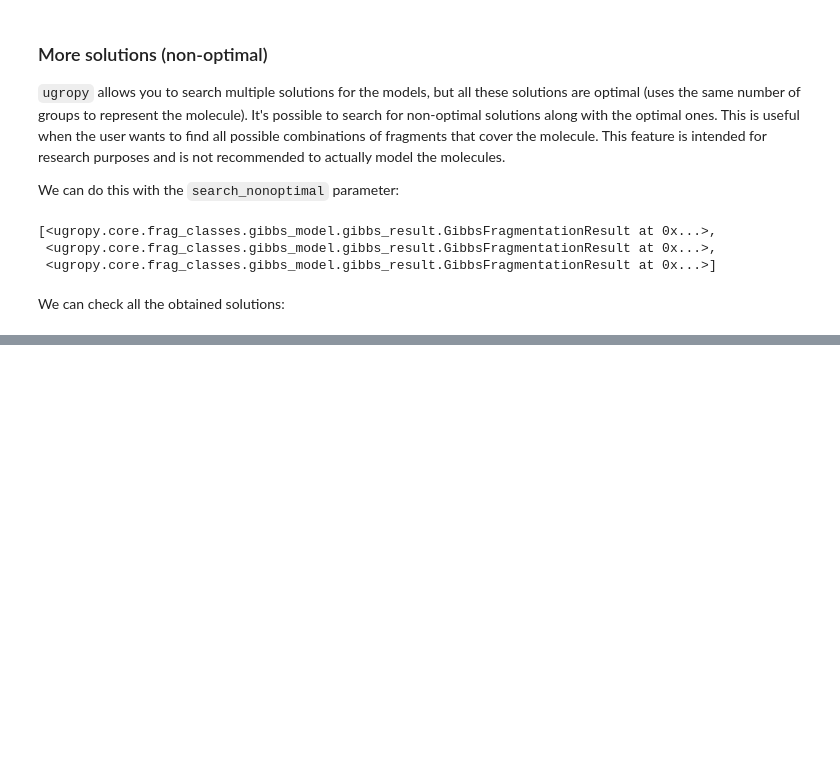
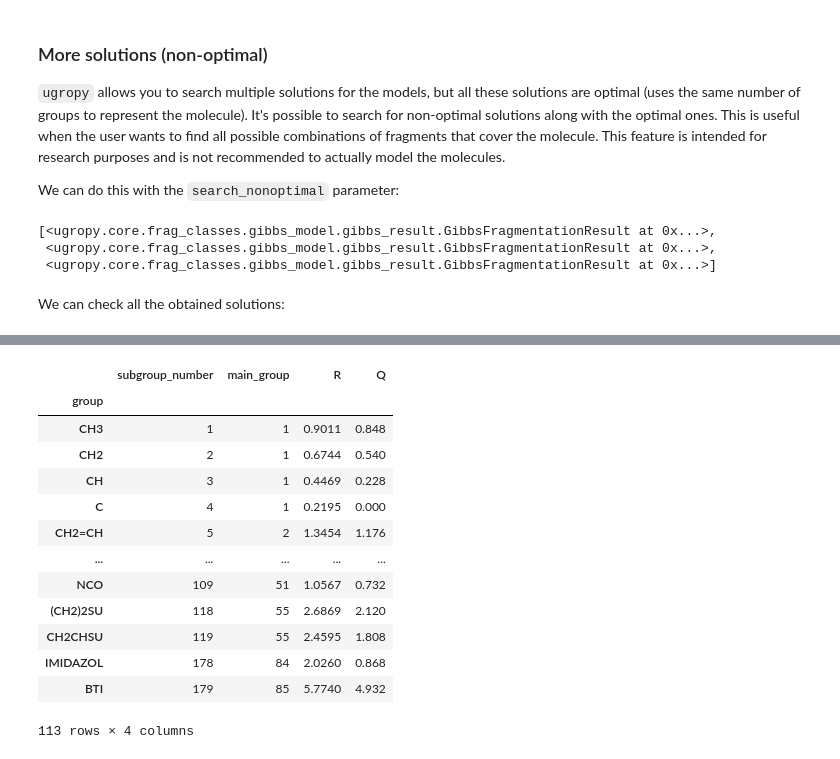
Before and after one commit to ipqa-research/ugropy, a Jupyter notebook: docs/source/tutorial/working_with_ugropy.ipynb, the cells around one changed output, grey strips where cells are left out. Saved outputs shown, nothing was run; the diff lists cells and outputs as text; code cells hidden in the pictures; blank space fills up the shorter version.

```diff
--- a/docs/source/tutorial/working_with_ugropy.ipynb
+++ b/docs/source/tutorial/working_with_ugropy.ipynb
@@ -162,0 +170,20 @@ capacity to also search for non-optimal solutions.
+# %%
+from ugropy import unifac, psrk, dortmund
+
+
+unifac.subgroups_info
+# %% [output]
+|  | subgroup_number | main_group | R | Q |
+| group |  |  |  |  |
+| CH3 | 1 | 1 | 0.9011 | 0.848 |
+| CH2 | 2 | 1 | 0.6744 | 0.540 |
+| CH | 3 | 1 | 0.4469 | 0.228 |
+| C | 4 | 1 | 0.2195 | 0.000 |
+| CH2=CH | 5 | 2 | 1.3454 | 1.176 |
+| ... | ... | ... | ... | ... |
+| NCO | 109 | 51 | 1.0567 | 0.732 |
+| (CH2)2SU | 118 | 55 | 2.6869 | 2.120 |
+| CH2CHSU | 119 | 55 | 2.4595 | 1.808 |
+| IMIDAZOL | 178 | 84 | 2.0260 | 0.868 |
+| BTI | 179 | 85 | 5.7740 | 4.932 |
+113 rows × 4 columns
```
Also changed, not shown: parts of 10 cells of this notebook, 5 other files.
